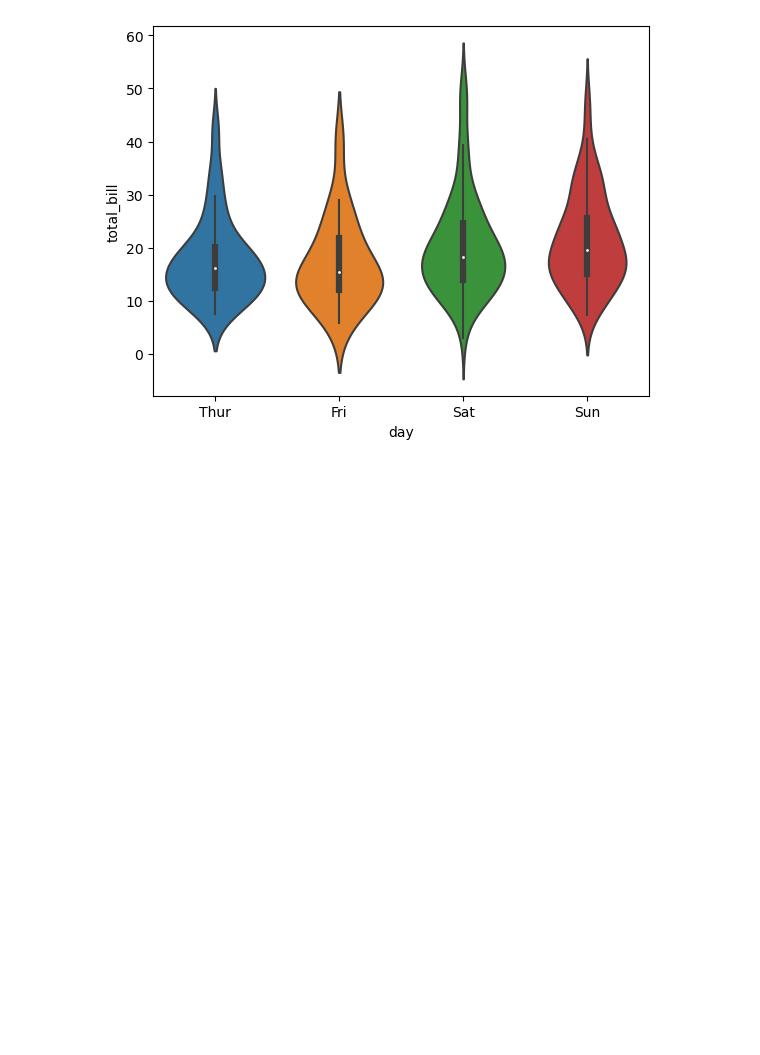
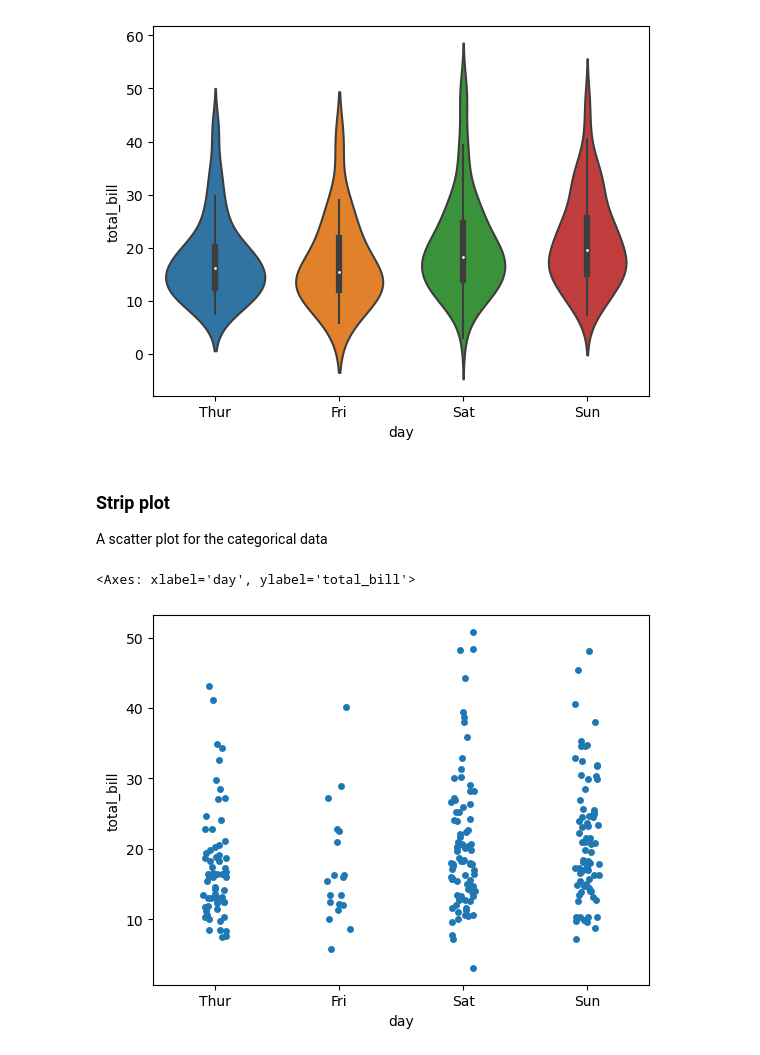
Before and after one commit to fahamin5149/Python-for-DS, a Jupyter notebook: 5-Seaborn/Seaborn.ipynb, the cells around one changed output. Cells and saved outputs as stored; diff of their text form; code cells hidden in the pictures; blank space fills up the shorter version.

```diff
--- a/5-Seaborn/Seaborn.ipynb
+++ b/5-Seaborn/Seaborn.ipynb
@@ -202,3 +202,12 @@ sns.violinplot(x='day', y= 'total_bill', data=tips)
 # %% [output]
 <Axes: xlabel='day', ylabel='total_bill'>
 [figure]
+# %% [markdown]
+### Strip plot
+
+A scatter plot for the categorical data
+# %%
+sns.stripplot(x='day', y='total_bill', data = tips)
+# %% [output]
+<Axes: xlabel='day', ylabel='total_bill'>
+[figure, added]
```
Also changed, not shown: parts of 15 cells of this notebook.
